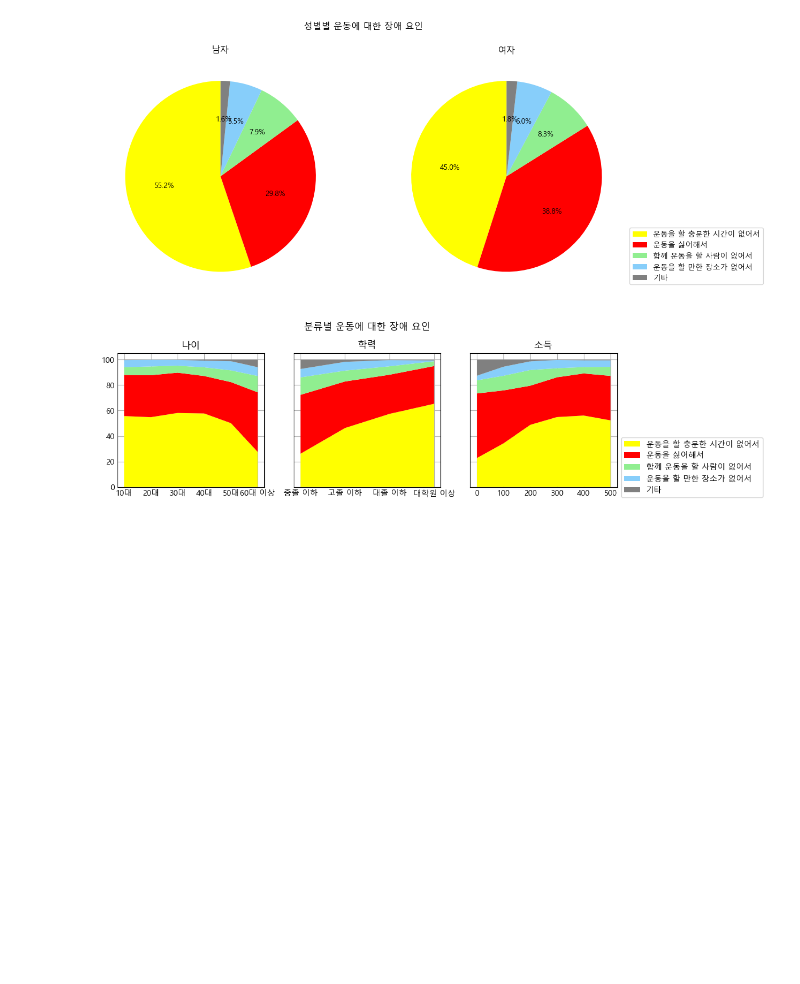
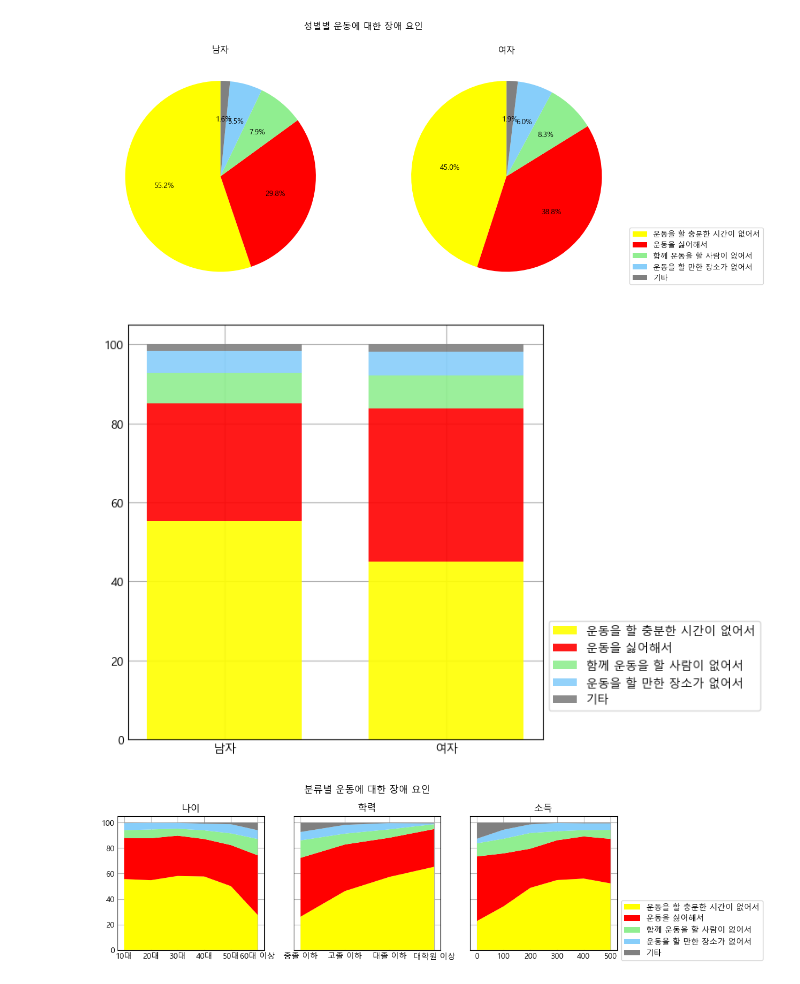
Before and after one commit to AlpacaMale/python_matplotlib, a Jupyter notebook: numpy.ipynb, the cells around one changed output. Saved outputs shown, nothing was run; the diff lists cells and outputs as text; code cells hidden in the pictures; blank space fills up the shorter version.

Commit message:
Added heatmap and group bar graph

```diff
--- a/numpy.ipynb
+++ b/numpy.ipynb
@@ -59,6 +60,13 @@ df_education = df.loc["학력별"].set_index("분류")
 
 # 소득별 데이터
 df_income = df.loc["소득별"].set_index("분류")
+
+# 혼인 상태별 데이터
+df_married_status = df.loc["혼인상태별"].set_index("분류")
+
+# 지역구별 데이터
+index_local = [category for category in df.index if category.endswith("구")]
+df_local = df.loc[index_local].drop(columns="분류")
 # %%
 import matplotlib.pyplot as plt
 import matplotlib
@@ -93,4 +100,17 @@ plt.suptitle("성별별 운동에 대한 장애 요인")
 plt.show()
 # %% [output]
 [figure]
+# %%
+plt.style.use("_mpl-gallery")
+plt.figure(figsize=(5, 5))
+width = 0.7
+for df in [df_male, df_female]:
+    bottom = 0
+    for value, color in zip(df.values.astype(float), colors):
+        plt.bar(df.name, value, width=width, bottom=bottom, color=color, alpha=0.9)
+        bottom += value
+plt.legend(labels, bbox_to_anchor=(1, 0.3))
+plt.show()
+# %% [output]
+[figure, added]
 # %%
```
Also changed, not shown: parts of 6 cells of this notebook, 8 other files.
